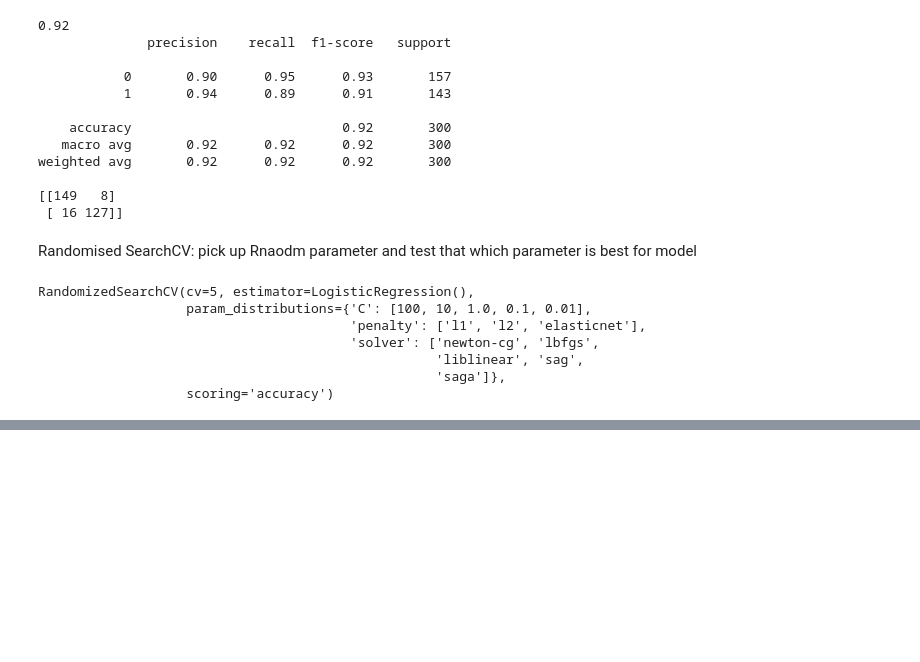
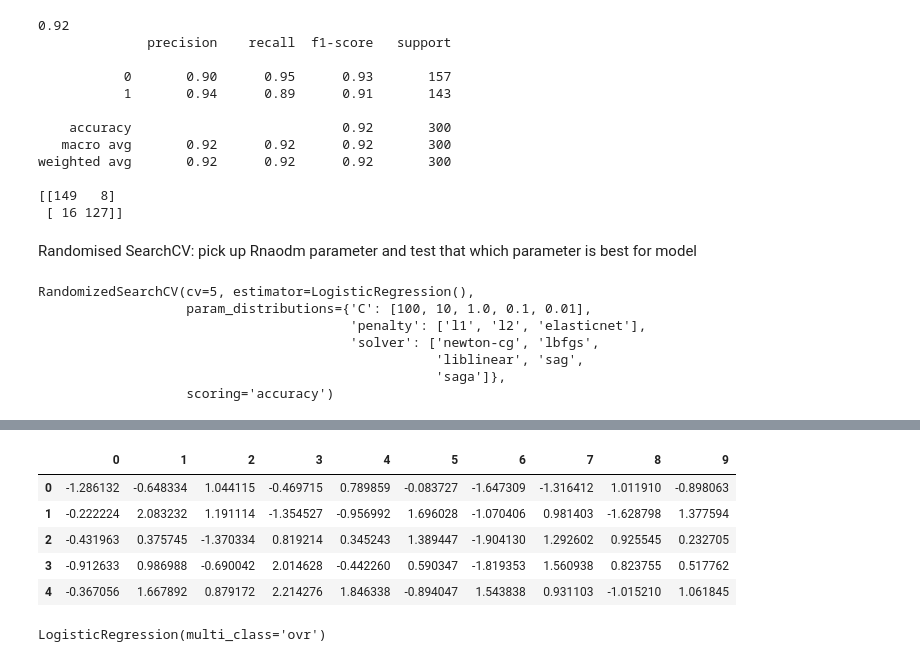
Before and after one commit to JhaSarvjeet/Machine-learning, a Jupyter notebook: 24 Logistic regression/01_logistic_regression.ipynb, the cells around one changed output, grey strips where cells are left out. Drawn from its saved outputs; the diff is of its cells as text; code cells hidden in the pictures; blank space fills up the shorter version.

Commit message:
Logistic Regression for multiple Classification Problem

```diff
--- a/24 Logistic regression/01_logistic_regression.ipynb
+++ b/24 Logistic regression/01_logistic_regression.ipynb
@@ -258,0 +261,2 @@ weighted avg       0.91      0.91      0.91       300
+# %%
+x,y=make_classification(n_samples=1000,n_informative=3,n_features=10,n_classes=3,random_state=15)
@@ -258,0 +279,11 @@ weighted avg       0.91      0.91      0.91       300
+# %%
+x=pd.DataFrame(x)
+# %%
+x.head()
+# %% [output]
+|  | 0 | 1 | 2 | 3 | 4 | 5 | 6 | 7 | 8 | 9 |
+| 0 | -1.286132 | -0.648334 | 1.044115 | -0.469715 | 0.789859 | -0.083727 | -1.647309 | -1.316412 | 1.011910 | -0.898063 |
+| 1 | -0.222224 | 2.083232 | 1.191114 | -1.354527 | -0.956992 | 1.696028 | -1.070406 | 0.981403 | -1.628798 | 1.377594 |
+| 2 | -0.431963 | 0.375745 | -1.370334 | 0.819214 | 0.345243 | 1.389447 | -1.904130 | 1.292602 | 0.925545 | 0.232705 |
+| 3 | -0.912633 | 0.986988 | -0.690042 | 2.014628 | -0.442260 | 0.590347 | -1.819353 | 1.560938 | 0.823755 | 0.517762 |
+| 4 | -0.367056 | 1.667892 | 0.879172 | 2.214276 | 1.846338 | -0.894047 | 1.543838 | 0.931103 | -1.015210 | 1.061845 |
@@ -258,0 +296,4 @@ weighted avg       0.91      0.91      0.91       300
+# %%
+logistic.fit(x_train,y_train)
+# %% [output]
+LogisticRegression(multi_class='ovr')
```
Also changed, not shown: parts of 10 cells of this notebook.
